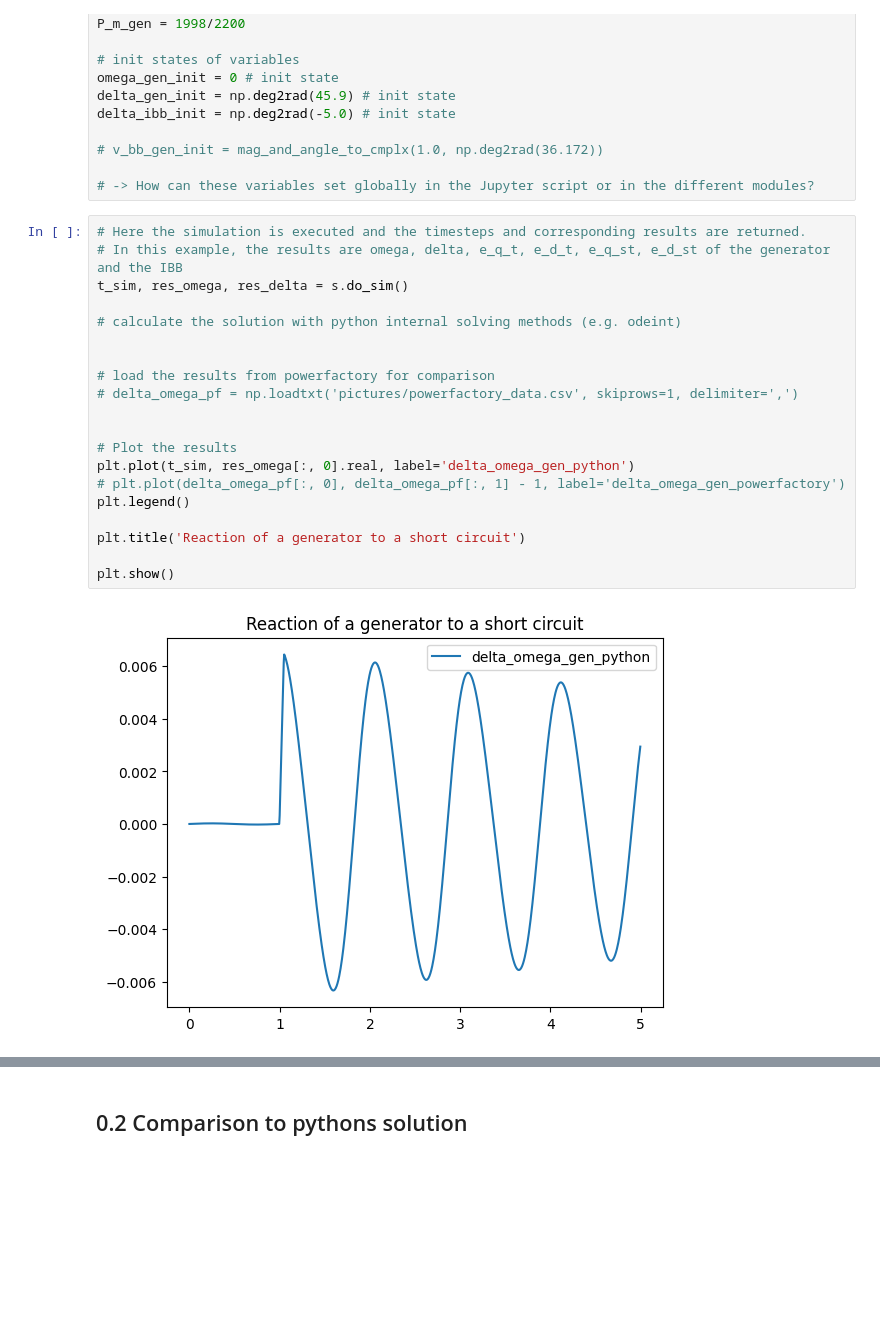
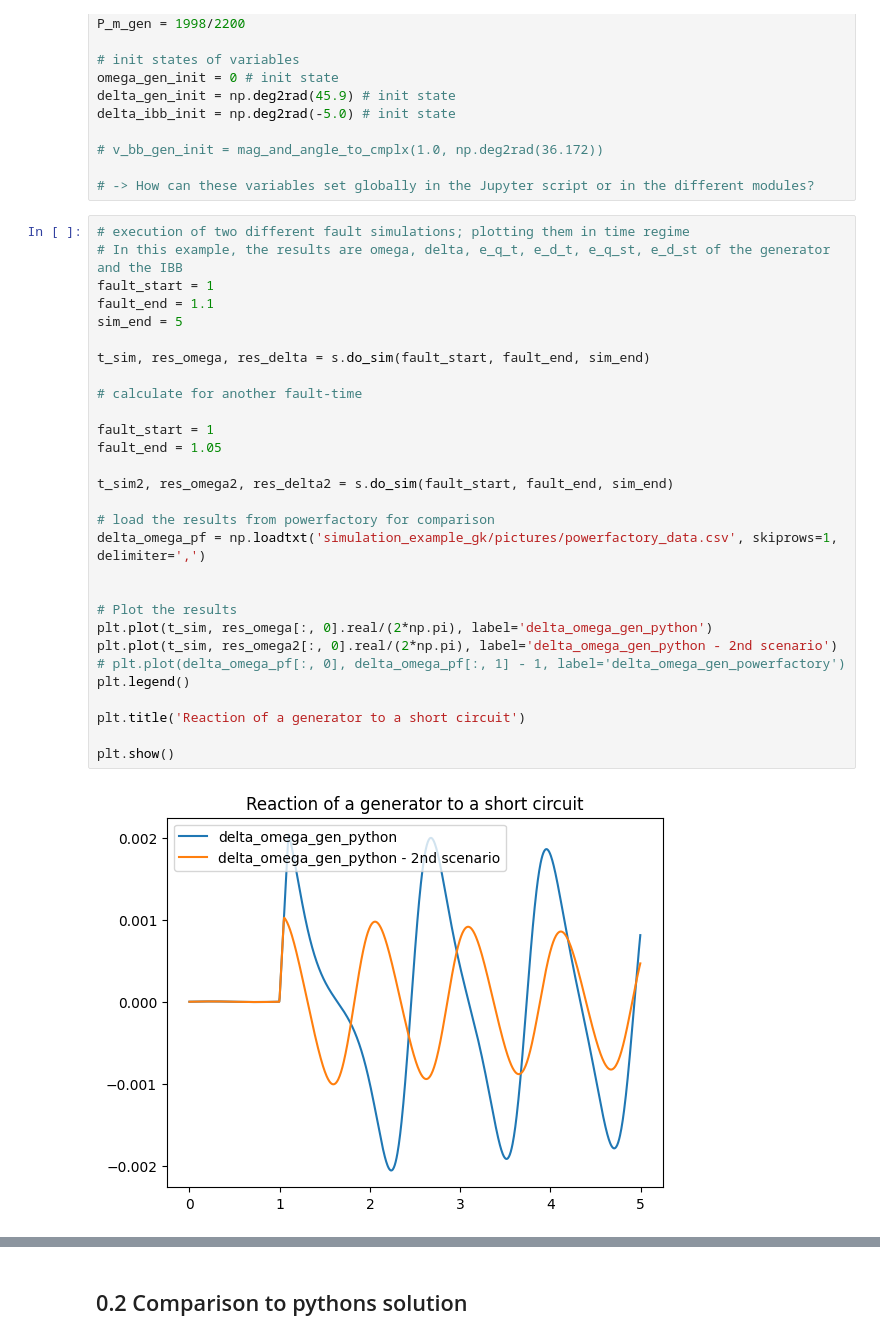
Before and after one commit to maxikoehler/Hauptseminararbeit, a Jupyter notebook: python/0_master-workbook.ipynb, the cells around one changed output, grey strips where cells are left out. Drawn from its saved outputs; the diff is of its cells as text; blank space fills up the shorter version.

```diff
--- a/python/0_master-workbook.ipynb
+++ b/python/0_master-workbook.ipynb
@@ -37,27 +39,36 @@ delta_ibb_init = np.deg2rad(-5.0) # init state
 
 # -> How can these variables set globally in the Jupyter script or in the different modules?
 # %%
-# Here the simulation is executed and the timesteps and corresponding results are returned.
+# execution of two different fault simulations; plotting them in time regime
 # In this example, the results are omega, delta, e_q_t, e_d_t, e_q_st, e_d_st of the generator and the IBB
-t_sim, res_omega, res_delta = s.do_sim()
+fault_start = 1
+fault_end = 1.1
+sim_end = 5
 
-# calculate the solution with python internal solving methods (e.g. odeint)
+t_sim, res_omega, res_delta = s.do_sim(fault_start, fault_end, sim_end)
 
+# calculate for another fault-time
+
+fault_start = 1
+fault_end = 1.05
+
+t_sim2, res_omega2, res_delta2 = s.do_sim(fault_start, fault_end, sim_end)
 
 # load the results from powerfactory for comparison
-# delta_omega_pf = np.loadtxt('pictures/powerfactory_data.csv', skiprows=1, delimiter=',')
+delta_omega_pf = np.loadtxt('simulation_example_gk/pictures/powerfactory_data.csv', skiprows=1, delimiter=',')
 
 
 # Plot the results
-plt.plot(t_sim, res_omega[:, 0].real, label='delta_omega_gen_python')
+plt.plot(t_sim, res_omega[:, 0].real/(2*np.pi), label='delta_omega_gen_python')
+plt.plot(t_sim, res_omega2[:, 0].real/(2*np.pi), label='delta_omega_gen_python - 2nd scenario')
 # plt.plot(delta_omega_pf[:, 0], delta_omega_pf[:, 1] - 1, label='delta_omega_gen_powerfactory')
 plt.legend()
 
 plt.title('Reaction of a generator to a short circuit')
 
 plt.show()
 # %% [output]
-[figure, old version]
+[figure, new version]
 # %%
 # calculating the average mean error (absolute and relative) vs. powerfactory
 
```
Also changed, not shown: parts of 14 cells of this notebook, 9 other files.
